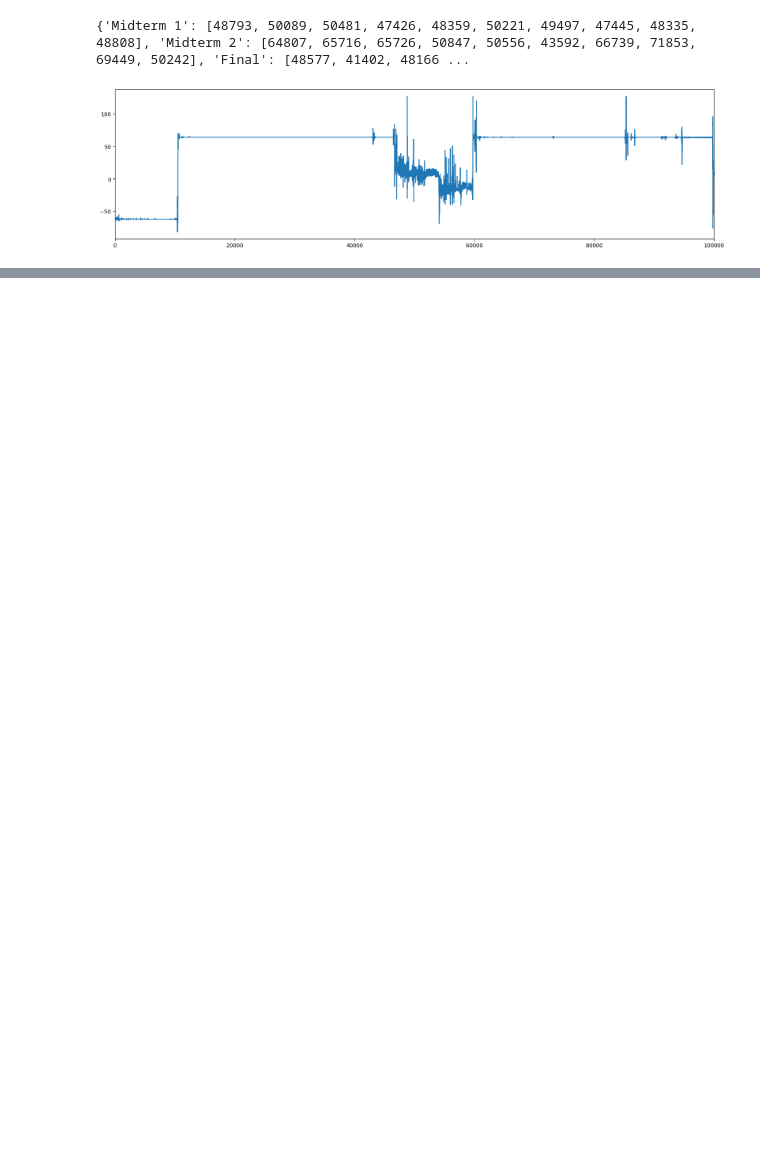
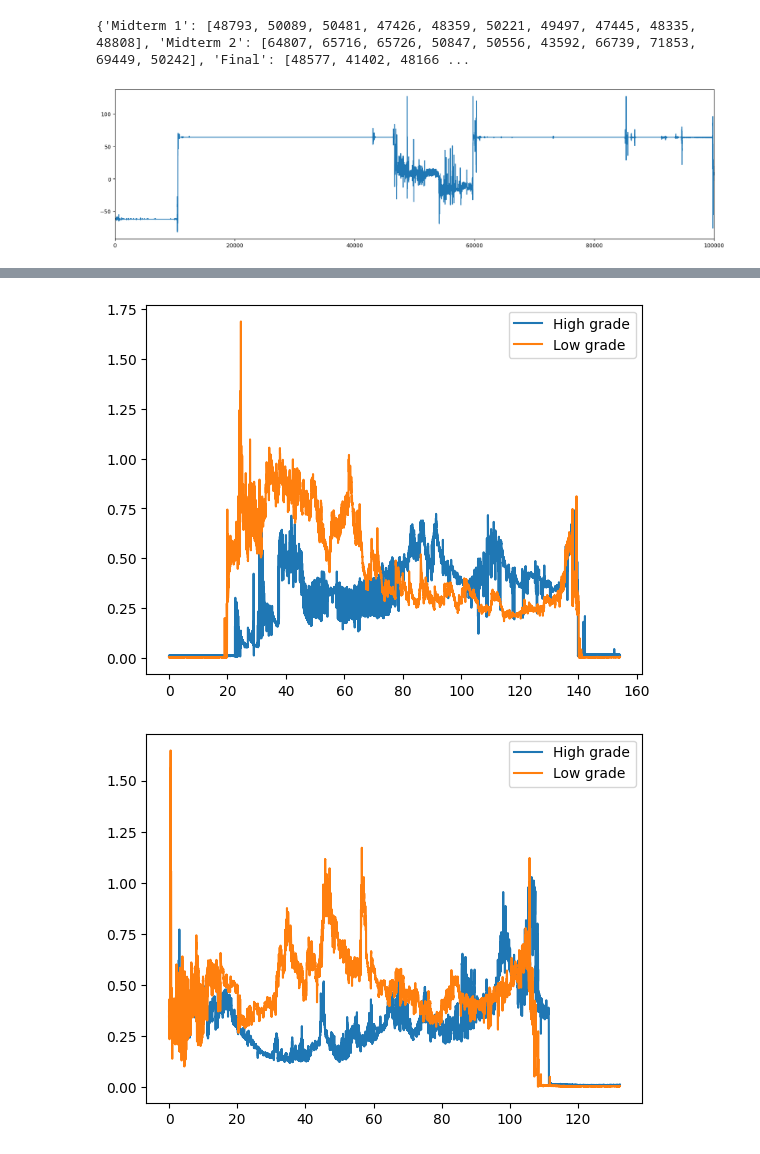
Before and after one commit to Franmicka1/UZOP_projekt, a Jupyter notebook: Obrada_i_prikaz_pod.ipynb, the cells around one changed output, grey strips where cells are left out. Drawn from its saved outputs; the diff is of its cells as text; code cells hidden in the pictures; blank space fills up the shorter version.

```diff
--- a/Obrada_i_prikaz_pod.ipynb
+++ b/Obrada_i_prikaz_pod.ipynb
@@ -297,0 +386,56 @@ get_features_and_eda(students, cutoff_freq, exam_begginings)
+# %%
+
+
+def plot_SC_exams_wGR(eda_samples, students, exam, grades, feautre_index):
+    eda_lengths = []
+    higher_grade_students = []
+    lower_grade_students = []
+    hg_removable_eda = []
+    lg_removable_eda =[]
+    for student,e in grades[exam].items():
+        br=0
+        if (exam != "Final" and e >= 80) or (exam == "Final" and e >= 160):
+            higher_grade_students.append(student)
+            hg_removable_eda.append(eda_samples[exam][br])
+            X_EDA=students[student][exam][feautre_index]
+            eda_lengths.append(len(X_EDA))
+        else:
+            lower_grade_students.append(student)
+            lg_removable_eda.append(eda_samples[exam][br])
+            X_EDA=students[student][exam][feautre_index]
+            eda_lengths.append(len(X_EDA))
+
+        br+=1
+
+    ending = min(eda_lengths)
+    start = max(hg_removable_eda)
+
+    eda_points_list = [0] * (ending-start)
+    for student in higher_grade_students:
+        X_EDA=students[student][exam][feautre_index][start:ending]
+        for j, value in enumerate(X_EDA.values):
+            eda_points_list[j]+=value
+    mean_sc = [val/len(hg_removable_eda) for val in eda_points_list]
+    x = np.arange(0,ending-start,1)
+    x= x/60/4
+    plt.plot(x, mean_sc, label="High grade")
+
+    start = max(lg_removable_eda)
+    eda_points_list = [0] * (ending-start)
+    for student in lower_grade_students:
+        X_EDA=students[student][exam][feautre_index][start:ending]
+        for j, value in enumerate(X_EDA.values):
+            eda_points_list[j]+=value
+    mean_sc = [val/len(lg_removable_eda) for val in eda_points_list]
+    x = np.arange(0,ending-start,1)
+    x= x/60/4
+    plt.plot(x, mean_sc, label="Low grade")
+    plt.legend()
+    plt.show()
+
+plot_SC_exams_wGR(eda_samples, students, 'Midterm 1', grades, 2)
+plot_SC_exams_wGR(eda_samples, students, 'Midterm 2', grades, 2)
+plot_SC_exams_wGR(eda_samples, students, 'Final', grades, 2)
+# %% [output]
+[figure, added]
+[figure, added]
```
Also changed, not shown: parts of 15 cells of this notebook.
